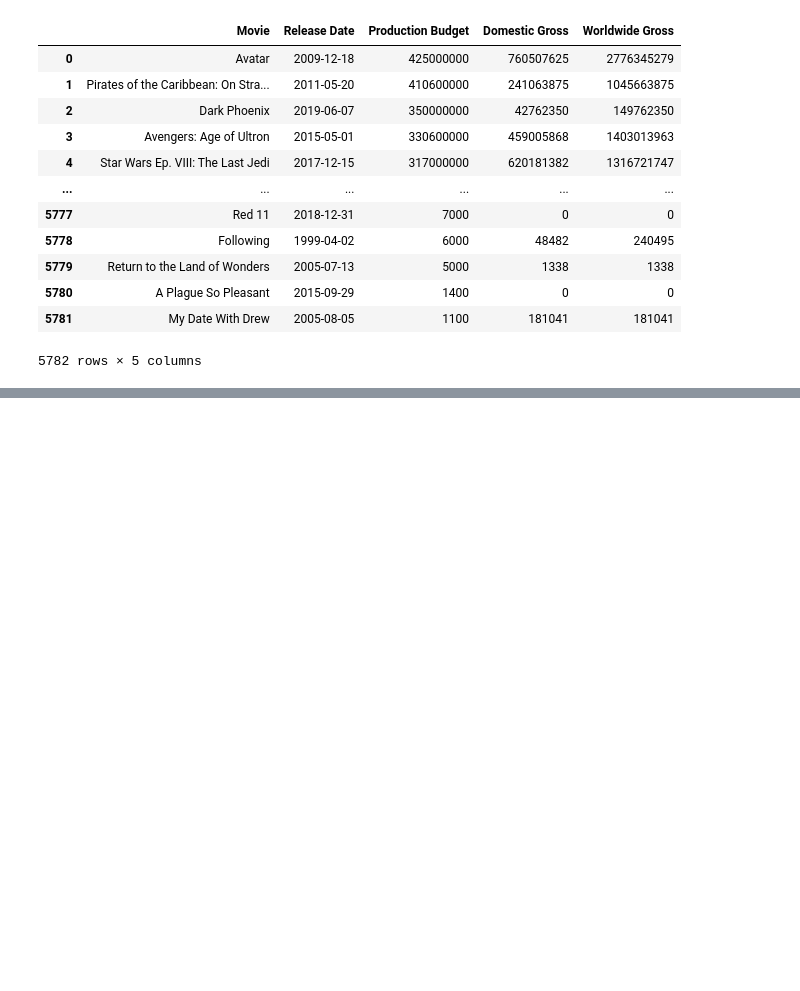
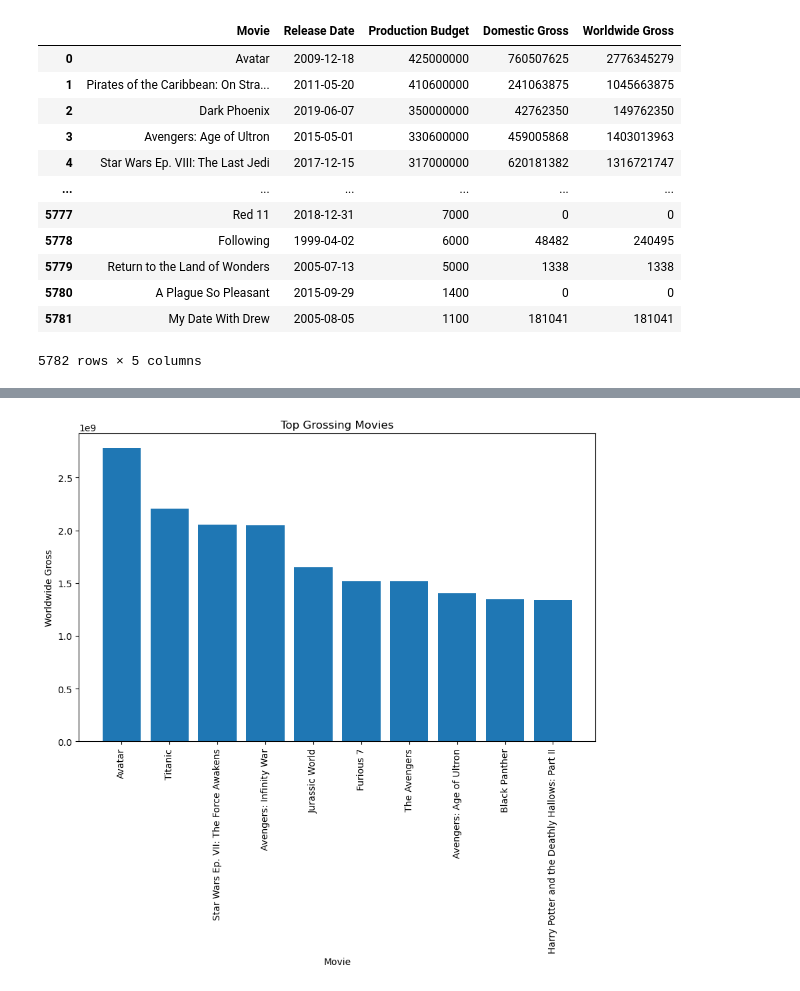
Before and after one commit to Ivan3864/Microsoft-Movie-Studio-Analysis, a Jupyter notebook: insight.ipynb, the cells around one changed output, grey strips where cells are left out. Saved outputs shown, nothing was run; the diff lists cells and outputs as text; code cells hidden in the pictures; blank space fills up the shorter version.

```diff
--- a/insight.ipynb
+++ b/insight.ipynb
@@ -581,0 +639,4 @@ dataset3
+# %%
+ #Identifying top-performing movies
+top_grossing_movies = dataset3.sort_values('Worldwide Gross', ascending=False).head(10)
+top_grossing_movies
@@ -581,0 +655,11 @@ dataset3
+# %%
+# Barchart showing the Top Grossing Movies
+plt.figure(figsize=(10, 6))
+plt.bar(top_grossing_movies['Movie'], top_grossing_movies['Worldwide Gross'])
+plt.xlabel('Movie')
+plt.ylabel('Worldwide Gross')
+plt.title('Top Grossing Movies')
+plt.xticks(rotation=90)
+plt.show()
+# %% [output]
+[figure, added]
```
Also changed, not shown: parts of 6 cells of this notebook.
